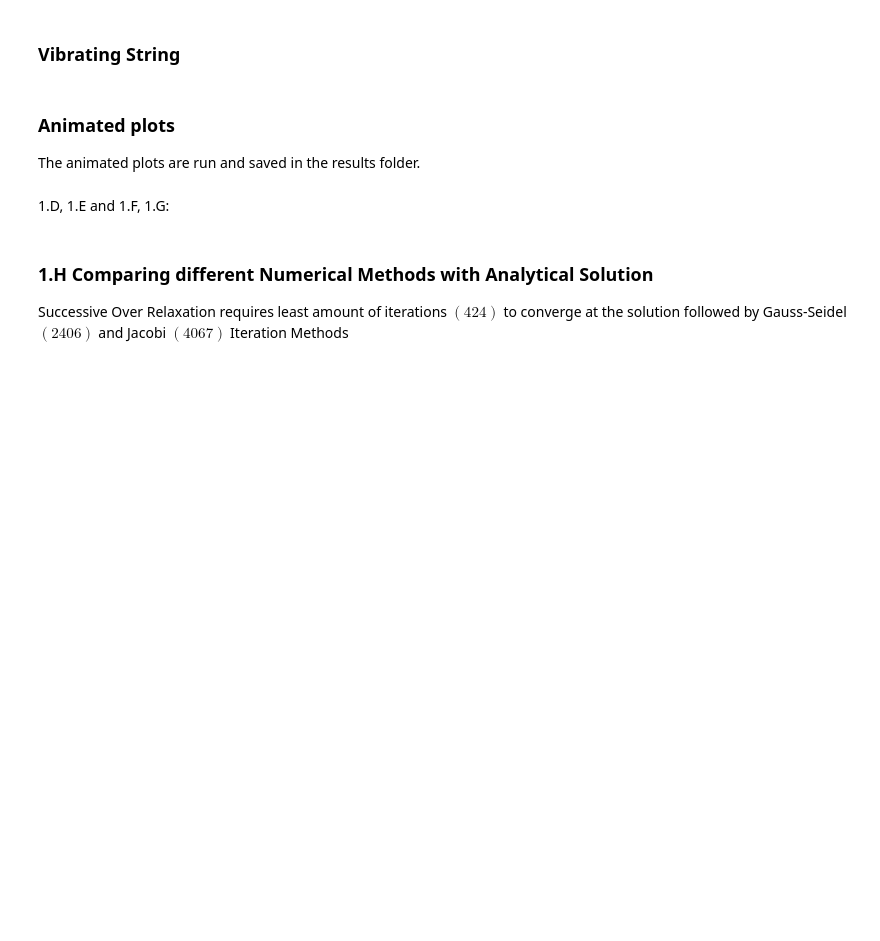
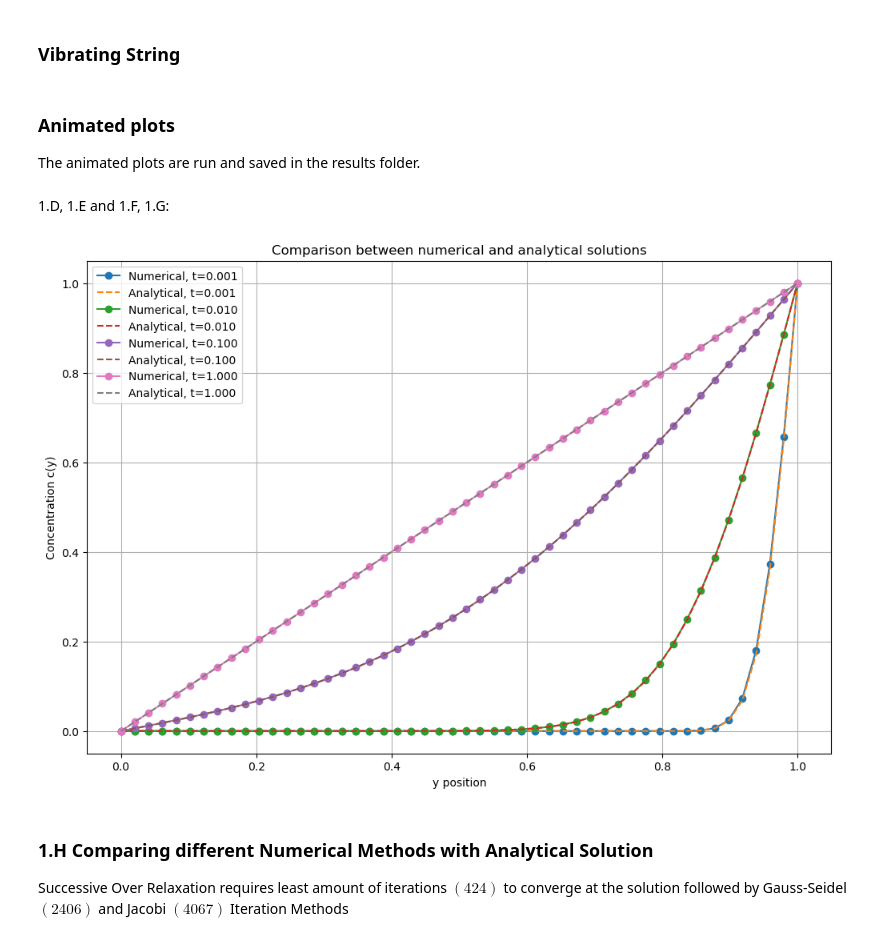
Before and after one commit to liesbeto/SciCompGroup8, a Jupyter notebook: src/run_code.ipynb, the cells around one changed output. Saved outputs shown, nothing was run; the diff lists cells and outputs as text; code cells hidden in the pictures; blank space fills up the shorter version.

Commit message:
fixed compare

```diff
--- a/src/run_code.ipynb
+++ b/src/run_code.ipynb
@@ -83,17 +84,17 @@ ani.save('diffusion_animation_str3.gif', writer='pillow', fps=15)
 # %%
 # Simulation parameters
 N = 50      # Number of grid points (must be square grid for provided update function)
 L = 1.0   # Domain size
 dx= L/(N-1)  # Grid spacing
 D = 1.0              # Diffusion coefficient
 
 # # Stability-limited time step
 dt = 0.24 * dx**2 / D
 T = 1.0
 
-compare_analytic_solutions(N, L, D, dx, dt, T, method = 'Jacobi')
-compare_analytic_solutions(N, L, D, dx, dt, T, method = 'Gauss')
-compare_analytic_solutions(N, L, D, dx, dt, T, method = 'SOR')
+compare_analytic_solutions(N, L, D, dx, dt, T, method = 'Explicit')
+# %% [output]
+[figure, added]
 # %% [markdown]
 ### 1.H Comparing different Numerical Methods with Analytical Solution
 Successive Over Relaxation requires least amount of iterations $(424)$ to converge at the solution followed by Gauss-Seidel $(2406)$ and Jacobi $(4067)$ Iteration Methods
```
Also changed, not shown: parts of 2 cells of this notebook.
